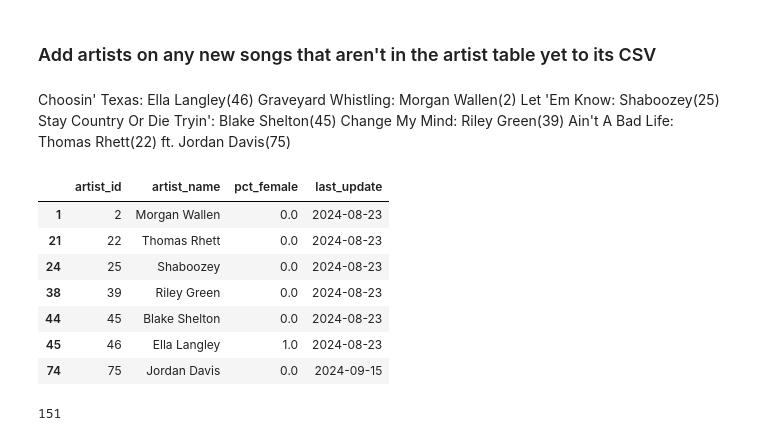
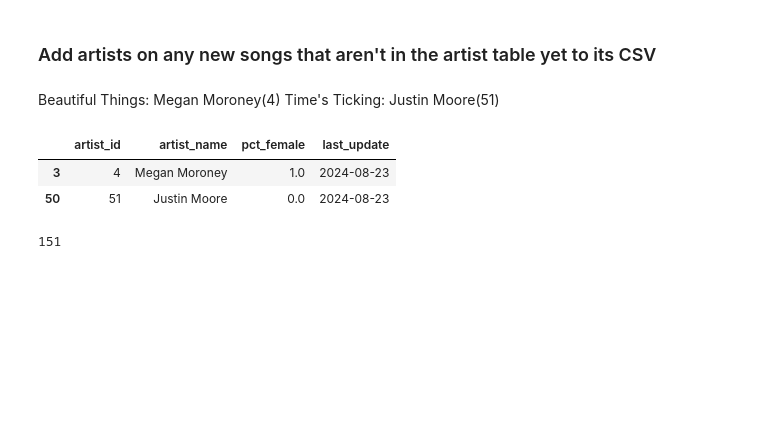
Before and after one commit to jwmanahan/billboard, a Jupyter notebook: add_new_week.ipynb, the cells around one changed output. Drawn from its saved outputs; the diff is of its cells as text; code cells hidden in the pictures; blank space fills up the shorter version.

```diff
--- a/add_new_week.ipynb
+++ b/add_new_week.ipynb
@@ -145,34 +145,20 @@ print(list(new_song_to_rank.keys()))
 # %% [markdown]
 ### Add artists on any new songs that aren't in the artist table yet to its CSV
 # %% [markdown]
-Choosin' Texas: Ella Langley(46)
-Graveyard Whistling: Morgan Wallen(2)
-Let 'Em Know: Shaboozey(25)
-Stay Country Or Die Tryin': Blake Shelton(45)
-Change My Mind: Riley Green(39)
-Ain't A Bad Life: Thomas Rhett(22) ft. Jordan Davis(75)
+Beautiful Things: Megan Moroney(4)
+Time's Ticking: Justin Moore(51)
 # %%
 df_artist = pd.read_csv('source_data/artist.csv')
 # %%
 new_song_artists = [
-    'Ella Langley'
-    , 'Morgan Wallen'
-    , 'Shaboozey'
-    , 'Blake Shelton'
-    , 'Riley Green'
-    , 'Thomas Rhett'
-    , 'Jordan Davis'
+    'Megan Moroney'
+    , 'Justin Moore'
 ]
 df_artist[df_artist['artist_name'].isin(new_song_artists)]
 # %% [output]
 |  | artist_id | artist_name | pct_female | last_update |
-| 1 | 2 | Morgan Wallen | 0.0 | 2024-08-23 |
-| 21 | 22 | Thomas Rhett | 0.0 | 2024-08-23 |
-| 24 | 25 | Shaboozey | 0.0 | 2024-08-23 |
-| 38 | 39 | Riley Green | 0.0 | 2024-08-23 |
-| 44 | 45 | Blake Shelton | 0.0 | 2024-08-23 |
-| 45 | 46 | Ella Langley | 1.0 | 2024-08-23 |
-| 74 | 75 | Jordan Davis | 0.0 | 2024-09-15 |
+| 3 | 4 | Megan Moroney | 1.0 | 2024-08-23 |
+| 50 | 51 | Justin Moore | 0.0 | 2024-08-23 |
 # %%
 df_artist['artist_id'].max()
 # %% [output]
```
Also changed, not shown: parts of 22 cells of this notebook, 5 other files.
